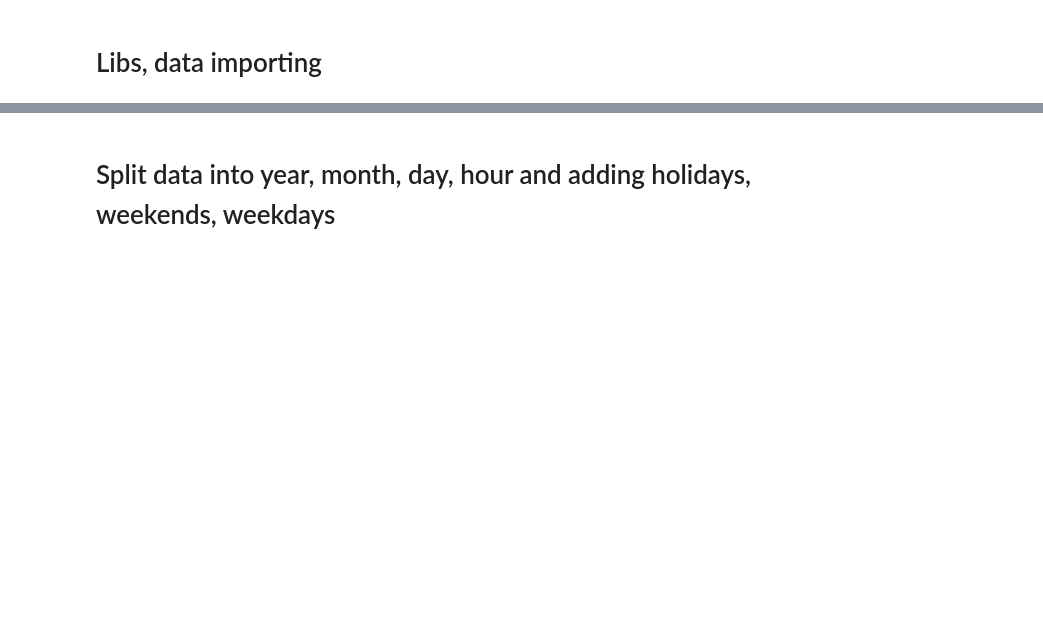
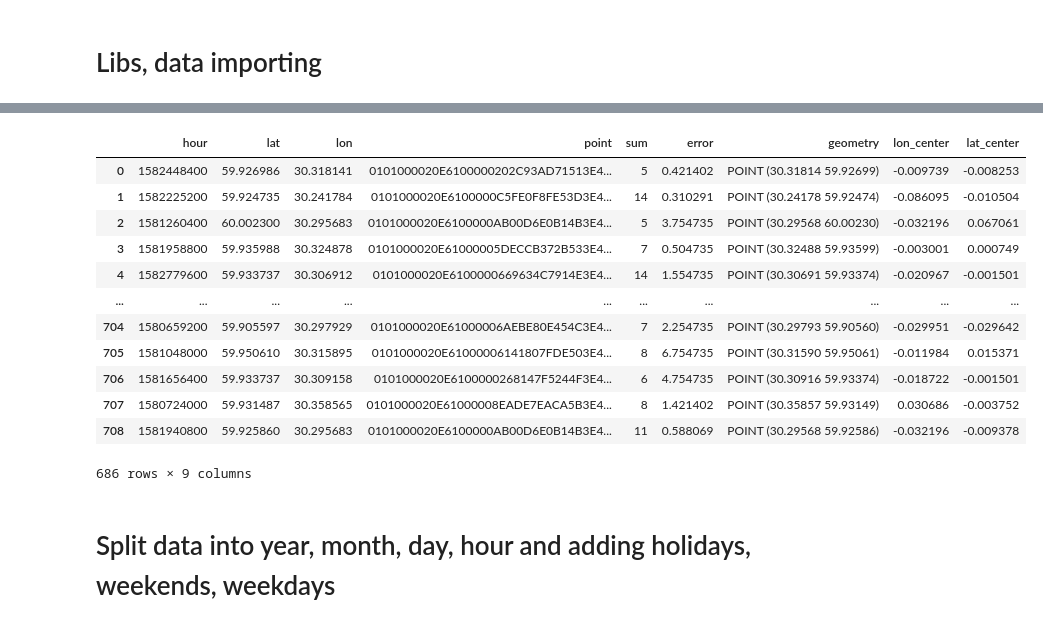
Before and after one commit to jrzkaminski/IndustrialML-ITMO, a Jupyter notebook: Regressors_solutions.ipynb, the cells around one changed output, grey strips where cells are left out. Drawn from its saved outputs; the diff is of its cells as text; code cells hidden in the pictures; blank space fills up the shorter version.

```diff
--- a/Regressors_solutions.ipynb
+++ b/Regressors_solutions.ipynb
@@ -45,3 +65,28 @@ valid_unique_points = data_val['point'].unique()
+# %%
+data_val = pd.read_csv('data/valid.csv')
+# drop row 0101000020E610000000000000000000000000000000000000
+data_val = data_val[data_val['point'] != '0101000020E610000000000000000000000000000000000000']
+gs = gpd.GeoSeries.from_wkb(data_val['point'])
+geo_test = gpd.GeoDataFrame(data_val, geometry=gs,crs='EPSG:4326').to_crs('EPSG:5940')
+data_val['lon'] = gs.centroid.x
+data_val['lat'] = gs.centroid.y
+data_val['lon_center'] = data_val['lon'] - lon_center
+data_val['lat_center'] = data_val['lat'] - lat_center
+data_val
+# %% [output]
+|  | hour | lat | lon | point | sum | error | geometry | lon_center | lat_center |
+| 0 | 1582448400 | 59.926986 | 30.318141 | 0101000020E6100000202C93AD71513E4... | 5 | 0.421402 | POINT (30.31814 59.92699) | -0.009739 | -0.008253 |
+| 1 | 1582225200 | 59.924735 | 30.241784 | 0101000020E6100000C5FE0F8FE53D3E4... | 14 | 0.310291 | POINT (30.24178 59.92474) | -0.086095 | -0.010504 |
+| 2 | 1581260400 | 60.002300 | 30.295683 | 0101000020E6100000AB00D6E0B14B3E4... | 5 | 3.754735 | POINT (30.29568 60.00230) | -0.032196 | 0.067061 |
+| 3 | 1581958800 | 59.935988 | 30.324878 | 0101000020E61000005DECCB372B533E4... | 7 | 0.504735 | POINT (30.32488 59.93599) | -0.003001 | 0.000749 |
+| 4 | 1582779600 | 59.933737 | 30.306912 | 0101000020E6100000669634C7914E3E4... | 14 | 1.554735 | POINT (30.30691 59.93374) | -0.020967 | -0.001501 |
+| ... | ... | ... | ... | ... | ... | ... | ... | ... | ... |
+| 704 | 1580659200 | 59.905597 | 30.297929 | 0101000020E61000006AEBE80E454C3E4... | 7 | 2.254735 | POINT (30.29793 59.90560) | -0.029951 | -0.029642 |
+| 705 | 1581048000 | 59.950610 | 30.315895 | 0101000020E61000006141807FDE503E4... | 8 | 6.754735 | POINT (30.31590 59.95061) | -0.011984 | 0.015371 |
+| 706 | 1581656400 | 59.933737 | 30.309158 | 0101000020E6100000268147F5244F3E4... | 6 | 4.754735 | POINT (30.30916 59.93374) | -0.018722 | -0.001501 |
+| 707 | 1580724000 | 59.931487 | 30.358565 | 0101000020E61000008EADE7EACA5B3E4... | 8 | 1.421402 | POINT (30.35857 59.93149) | 0.030686 | -0.003752 |
+| 708 | 1581940800 | 59.925860 | 30.295683 | 0101000020E6100000AB00D6E0B14B3E4... | 11 | 0.588069 | POINT (30.29568 59.92586) | -0.032196 | -0.009378 |
+686 rows × 9 columns
 # %% [markdown]
 # Split data into year, month, day, hour and adding holidays, weekends, weekdays
 # %% [markdown]
```
Also changed, not shown: parts of 38 cells of this notebook.
